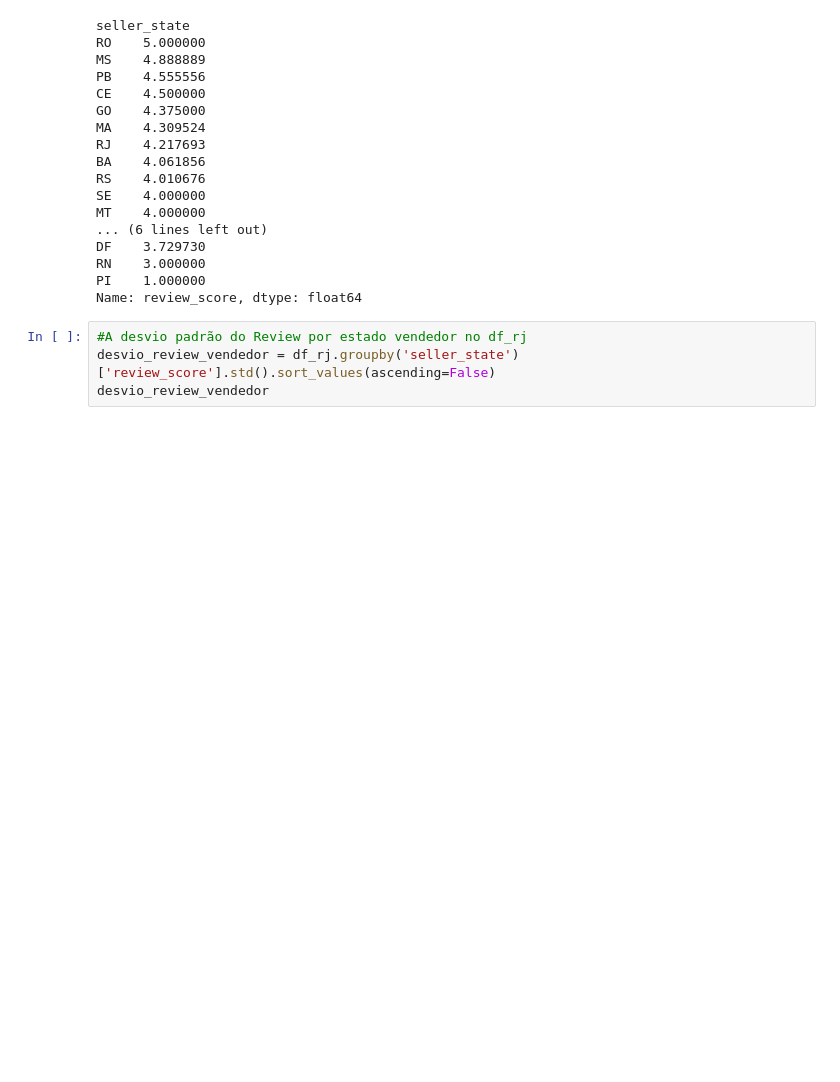
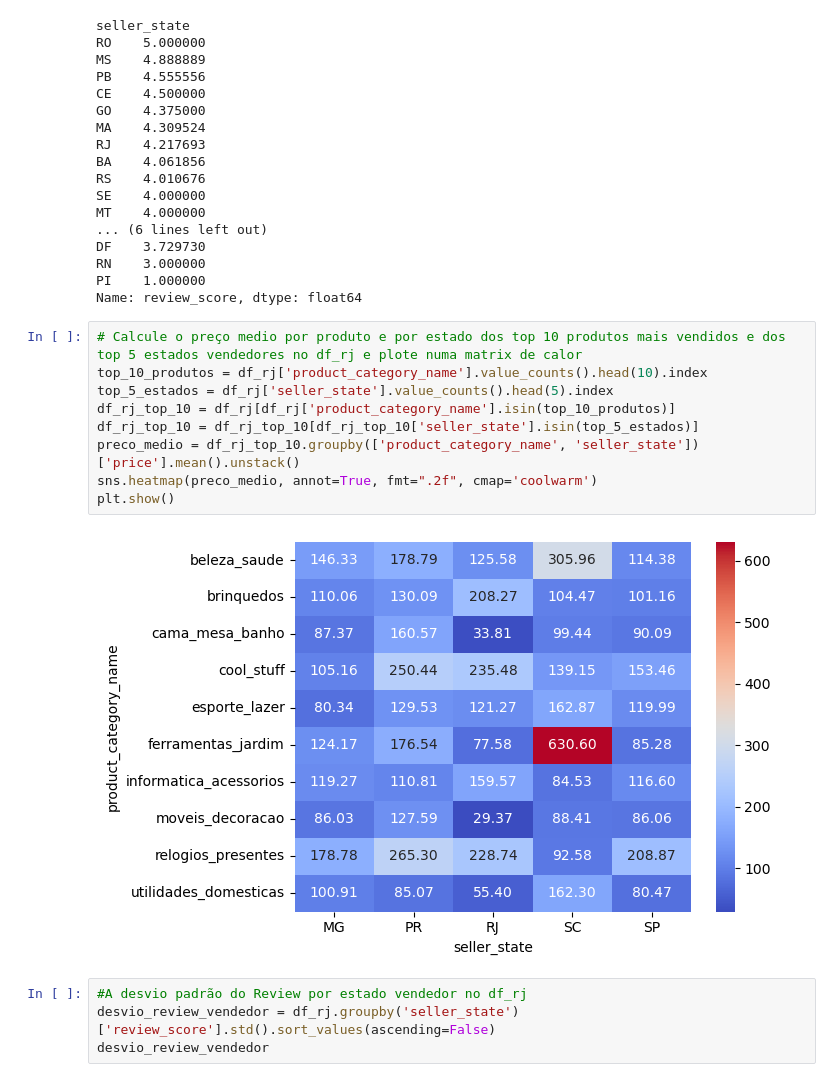
Before and after one commit to caio-a-garcia/PADS202401, a Jupyter notebook: EDA_Olist_perguntas.ipynb, the cells around one changed output. Drawn from its saved outputs; the diff is of its cells as text; blank space fills up the shorter version.

```diff
--- a/EDA_Olist_perguntas.ipynb
+++ b/EDA_Olist_perguntas.ipynb
@@ -668,6 +690,17 @@ DF    3.729730
 RN    3.000000
 PI    1.000000
 Name: review_score, dtype: float64
+# %%
+# Calcule o preço medio por produto e por estado dos top 10 produtos mais vendidos e dos top 5 estados vendedores no df_rj e plote numa matrix de calor
+top_10_produtos = df_rj['product_category_name'].value_counts().head(10).index
+top_5_estados = df_rj['seller_state'].value_counts().head(5).index
+df_rj_top_10 = df_rj[df_rj['product_category_name'].isin(top_10_produtos)]
+df_rj_top_10 = df_rj_top_10[df_rj_top_10['seller_state'].isin(top_5_estados)]
+preco_medio = df_rj_top_10.groupby(['product_category_name', 'seller_state'])['price'].mean().unstack()
+sns.heatmap(preco_medio, annot=True, fmt=".2f", cmap='coolwarm')
+plt.show()
+# %% [output]
+[figure, added]
 # %%
 #A desvio padrão do Review por estado vendedor no df_rj
 desvio_review_vendedor = df_rj.groupby('seller_state')['review_score'].std().sort_values(ascending=False)
```
Also changed, not shown: parts of 32 cells of this notebook, 1 other file.
